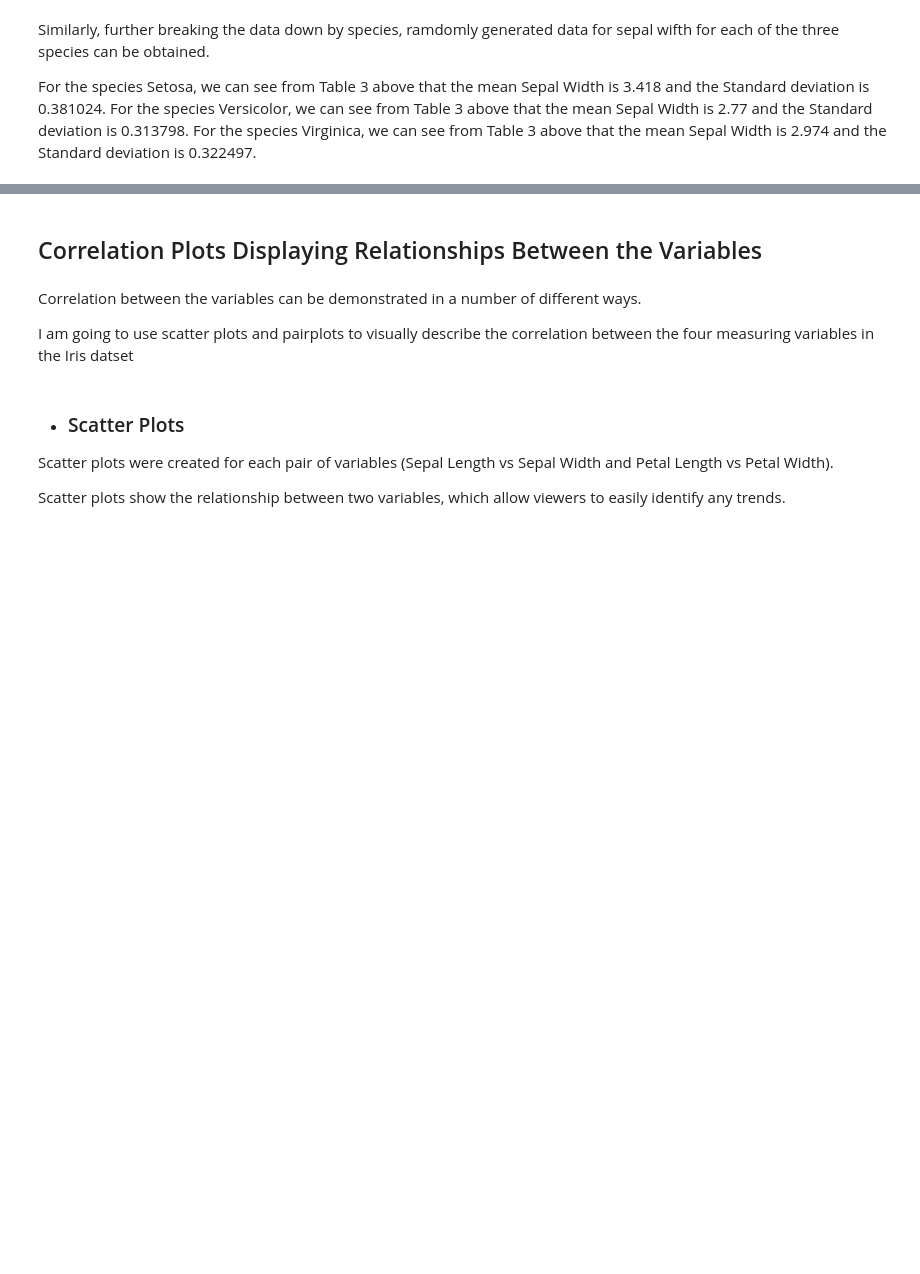
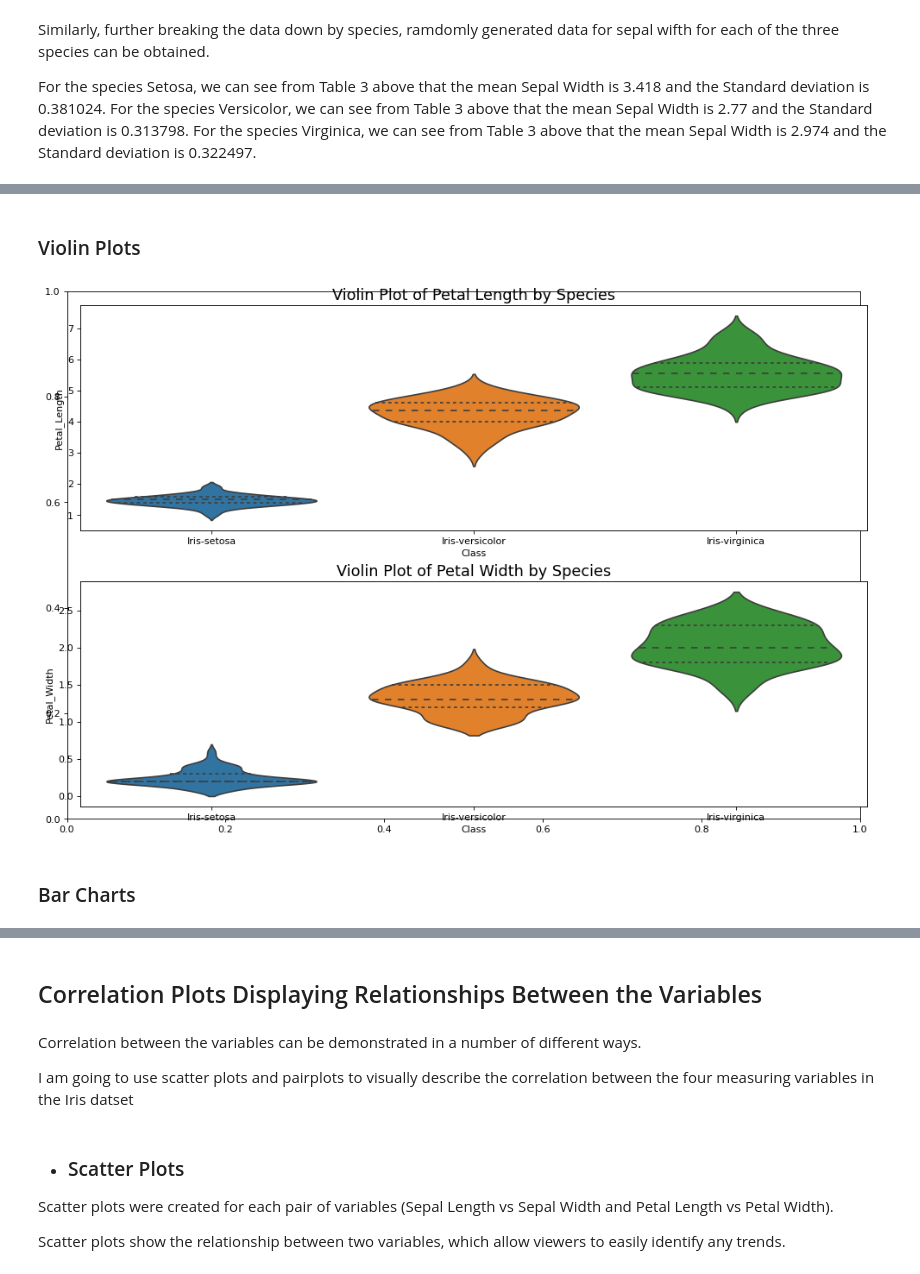
Before and after one commit to rachel-king4/fundamentalsofdataanalysis, a Jupyter notebook: project.ipynb, the cells around one changed output, grey strips where cells are left out. Saved outputs shown, nothing was run; the diff lists cells and outputs as text; code cells hidden in the pictures; blank space fills up the shorter version.

```diff
--- a/project.ipynb
+++ b/project.ipynb
@@ -290,0 +316,17 @@ ax.hist(virginica_sepal_width_dist, bins=100, density=False, color='green');
+# %% [markdown]
+### Violin Plots
+# %%
+# to plot a violin plot for Petal Length
+fig, ax = plt.subplots(figsize=(12,8), dpi= 80, constrained_layout=True)
+ax = fig.add_subplot(211)
+sns.violinplot(x='Class', y='Petal_Length', data=iris, scale='width', inner='quartile')
+plt.title('Violin Plot of Petal Length by Species', fontsize=16)
+
+# to plot a violin plot for Petal Width
+ax = fig.add_subplot(212)
+sns.violinplot(x='Class', y='Petal_Width', data=iris, scale='width', inner='quartile')
+plt.title('Violin Plot of Petal Width by Species', fontsize=16);
+# %% [output]
+[figure, added]
+# %% [markdown]
+### Bar Charts
```
Also changed, not shown: parts of 13 cells of this notebook, 1 other file.
